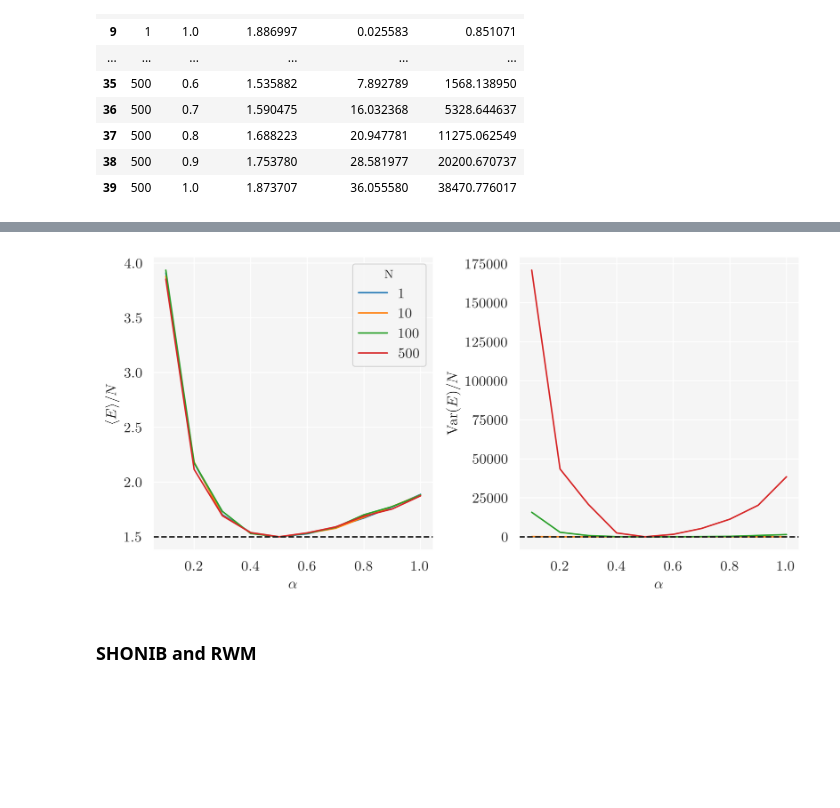
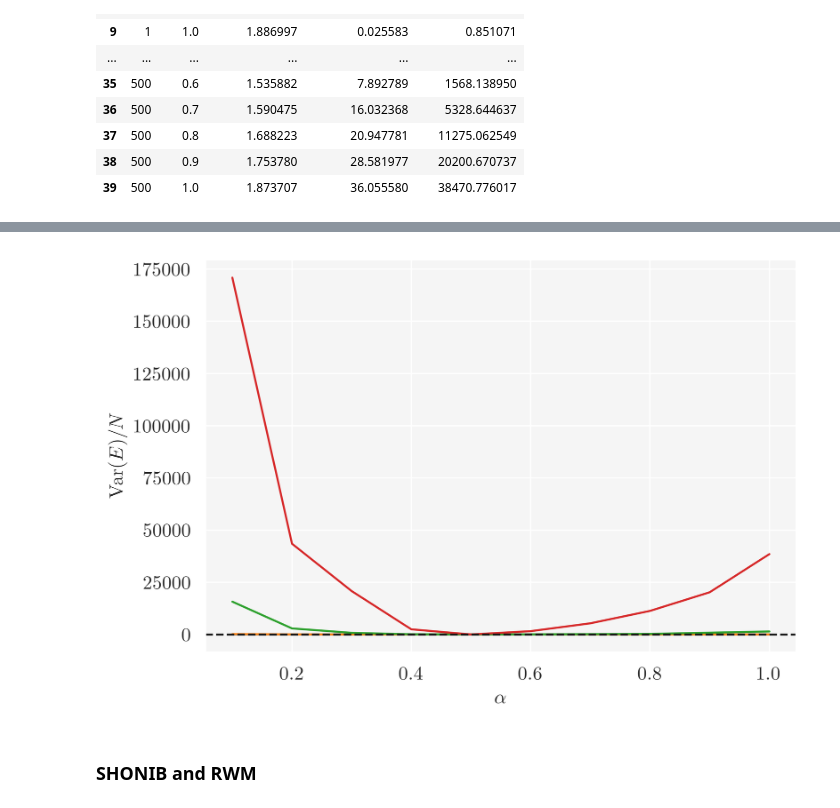
Before and after one commit to nicolossus/FYS4411-Project1, a Jupyter notebook: notebooks/grid_search_figures.ipynb, the cells around one changed output, grey strips where cells are left out. Saved outputs shown, nothing was run; the diff lists cells and outputs as text; code cells hidden in the pictures; blank space fills up the shorter version.

```diff
--- a/notebooks/grid_search_figures.ipynb
+++ b/notebooks/grid_search_figures.ipynb
@@ -92,33 +109,19 @@ df2
 # %%
-dim = 3
-exact_energy = vmc.utils.exact_energy_scaled(dim)
-
-fig, axes = plt.subplots(nrows=1, ncols=2, figsize=(8, 4), tight_layout=True, dpi=200)
-sns.lineplot(data=df2,
-             x="alpha",
-             y="scaled_energy",
-             hue="N",
-             palette="tab10",
-             ax=axes[0]
-            )
-axes[0].axhline(exact_energy, ls='--', color='k', label='Exact')
-axes[0].set(xlabel=r'$\alpha$',
-            ylabel=r'$\langle E \rangle / N$')
-
+fig, ax = plt.subplots(figsize=(6, 4), tight_layout=True, dpi=200)
 sns.lineplot(data=df2,
              x="alpha",
              y="scaled_variance",
              hue="N",
              palette="tab10",
-             ax=axes[1]
+             ax=ax
             )
-axes[1].axhline(0, ls='--', color='k', label='Ground truth')
-axes[1].legend().set_visible(False)
-axes[1].set(xlabel=r'$\alpha$', ylabel=r'$\mathrm{Var}(E)/N$')
+ax.axhline(0, ls='--', color='k', label='Ground truth')
+ax.legend().set_visible(False)
+ax.set(xlabel=r'$\alpha$', ylabel=r'$\mathrm{Var}(E)/N$')
 
-fig.savefig(fig_path("grid_search_ashonib_rwm.pdf"), bbox_inches='tight')
+fig.savefig(fig_path("grid_search_ashonib_rwm_variance.pdf"), bbox_inches='tight')
 # %% [output]
-[figure, old version]
+[figure, new version]
 # %% [markdown]
 ### SHONIB and RWM
 # %%
```
Also changed, not shown: parts of 3 cells of this notebook, 5 other files.
